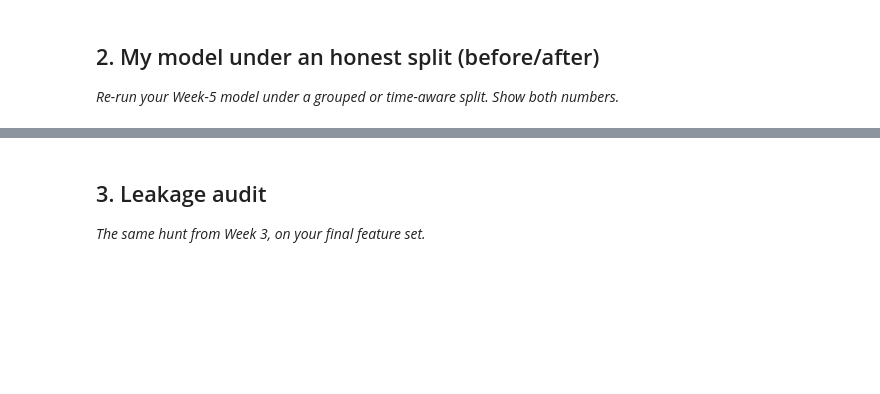
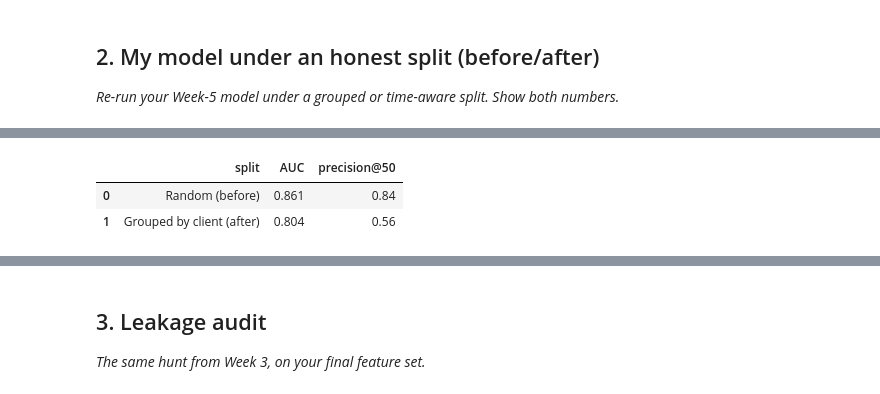
Before and after one commit to maryam12arshad17/flyrank-internship-ml, a Jupyter notebook: work/notebooks/w06_validation_audit.ipynb, the cells around one changed output, grey strips where cells are left out. Saved outputs shown, nothing was run; the diff lists cells and outputs as text; code cells hidden in the pictures; blank space fills up the shorter version.

```diff
--- a/work/notebooks/w06_validation_audit.ipynb
+++ b/work/notebooks/w06_validation_audit.ipynb
@@ -22,0 +72,13 @@ This skeleton is yours to fill. Work the sections **in order** — each one has
+# %%
+import duckdb
+from google.colab import userdata
+
+HF_TOKEN = userdata.get('HF_TOKEN')
+
+con = duckdb.connect()
+con.execute(f"CREATE SECRET (TYPE huggingface, TOKEN '{HF_TOKEN}')")
+
+BASE = "hf://datasets/FlyRank/internship-warehouse"
+MONTH = "2026-03"
+
+print("Connected! Ready to query.")
@@ -22,0 +129,46 @@ This skeleton is yours to fill. Work the sections **in order** — each one has
+# %%
+import pandas as pd
+import numpy as np
+from sklearn.model_selection import train_test_split, GroupShuffleSplit
+from sklearn.ensemble import RandomForestClassifier
+from sklearn.metrics import roc_auc_score
+
+def precision_at_k(scores, labels, k):
+    order = np.argsort(-np.asarray(scores))
+    return np.asarray(labels)[order[:k]].mean()
+
+feature_cols = ["gsc_impressions_total", "gsc_clicks_total", "gsc_avg_position",
+                 "ga4_sessions_total", "ga4_pageviews_total", "ga4_engaged_sessions_total",
+                 "days_observed", "days_gsc_available", "ctr", "engagement_rate", "gsc_coverage"]
+
+# --- BEFORE: naive random split (same client can appear in both train/test) ---
+X_train_r, X_test_r, y_train_r, y_test_r = train_test_split(
+    df[feature_cols], df["is_declining"], test_size=0.3, random_state=42
+)
+rf_random = RandomForestClassifier(n_estimators=200, max_depth=6, random_state=42).fit(X_train_r, y_train_r)
+scores_random = rf_random.predict_proba(X_test_r)[:, 1]
+auc_random = roc_auc_score(y_test_r, scores_random)
+p50_random = precision_at_k(scores_random, y_test_r, 50)
+
+# --- AFTER: grouped split by client (honest, from ML-08) ---
+gss = GroupShuffleSplit(n_splits=1, test_size=0.3, random_state=42)
+train_idx, test_idx = next(gss.split(df, groups=df["client_hash_id"]))
+train_df2, test_df2 = df.iloc[train_idx], df.iloc[test_idx]
+
+rf_grouped = RandomForestClassifier(n_estimators=200, max_depth=6, random_state=42).fit(
+    train_df2[feature_cols], train_df2["is_declining"]
+)
+scores_grouped = rf_grouped.predict_proba(test_df2[feature_cols])[:, 1]
+auc_grouped = roc_auc_score(test_df2["is_declining"], scores_grouped)
+p50_grouped = precision_at_k(scores_grouped, test_df2["is_declining"], 50)
+
+before_after = pd.DataFrame({
+    "split": ["Random (before)", "Grouped by client (after)"],
+    "AUC": [round(auc_random, 3), round(auc_grouped, 3)],
+    "precision@50": [round(p50_random, 3), round(p50_grouped, 3)]
+})
+before_after
+# %% [output]
+|  | split | AUC | precision@50 |
+| 0 | Random (before) | 0.861 | 0.84 |
+| 1 | Grouped by client (after) | 0.804 | 0.56 |
```
Also changed, not shown: parts of 13 cells of this notebook.
